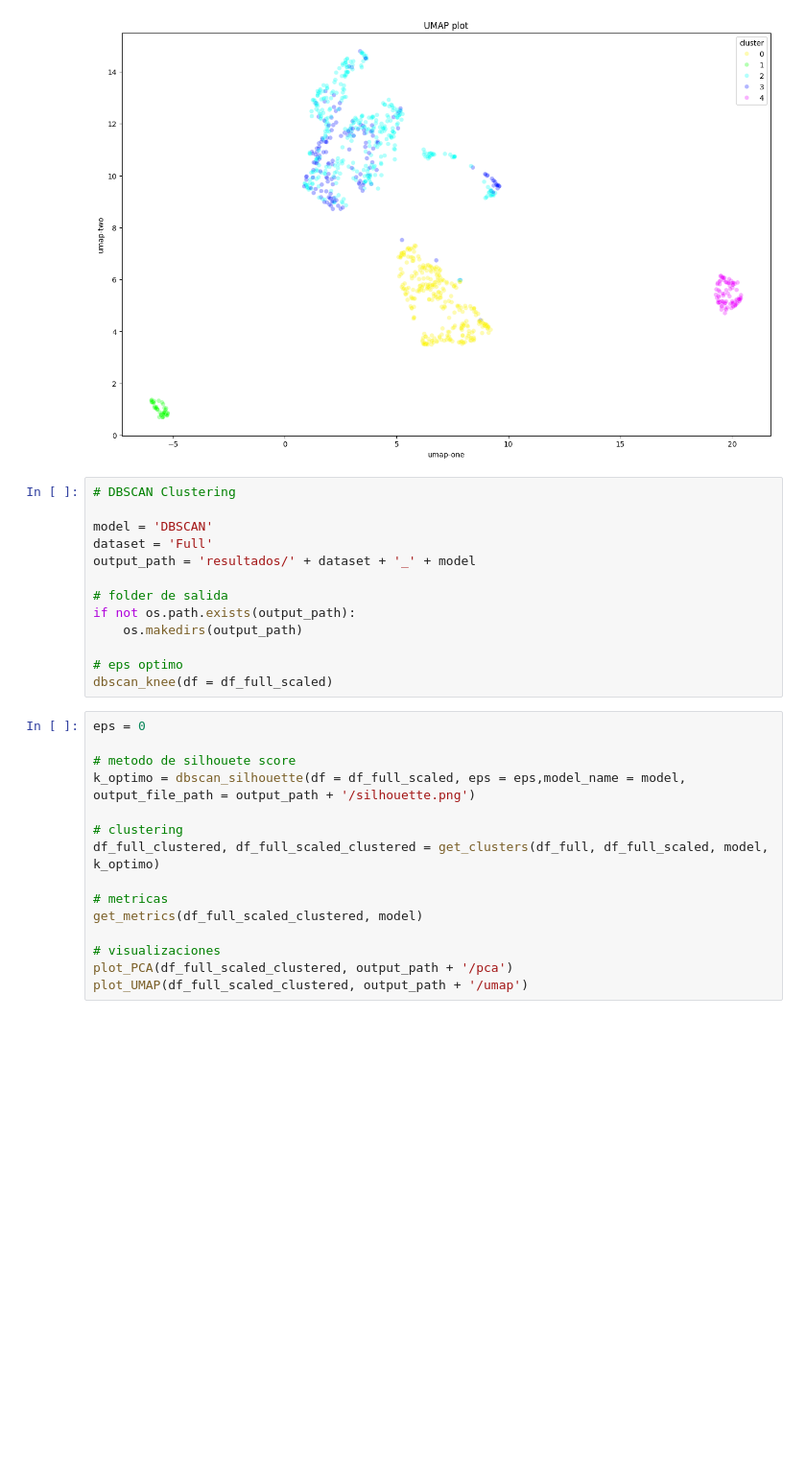
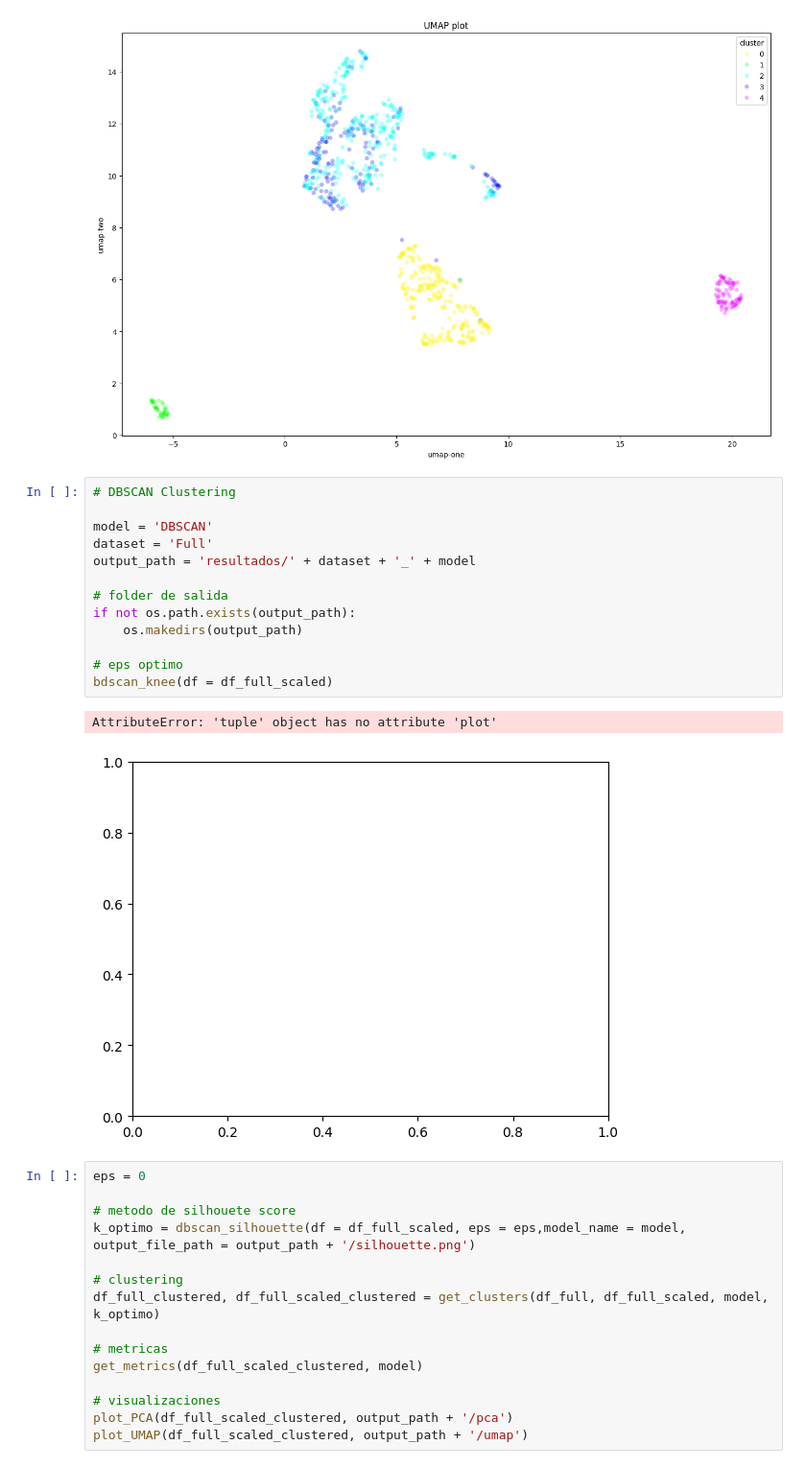
Before and after one commit to BnjmnNicholas/Proyecto_mineria_cc5205, a Jupyter notebook: clusteting.ipynb, the cells around one changed output. Shown at 96% size. Drawn from its saved outputs; the diff is of its cells as text; blank space fills up the shorter version.

```diff
--- a/clusteting.ipynb
+++ b/clusteting.ipynb
@@ -187,16 +188,19 @@ Cluster 4: 96 datos
 # %%
 # DBSCAN Clustering
 
 model = 'DBSCAN'
 dataset = 'Full'
 output_path = 'resultados/' + dataset + '_' + model
 
 # folder de salida
 if not os.path.exists(output_path):
     os.makedirs(output_path)
 
 # eps optimo
-dbscan_knee(df = df_full_scaled)
+bdscan_knee(df = df_full_scaled)
+# %% [output]
+AttributeError: 'tuple' object has no attribute 'plot'
+[figure, added]
 # %%
 eps = 0
 
```
Also changed, not shown: parts of 2 cells of this notebook, 1 other file.
